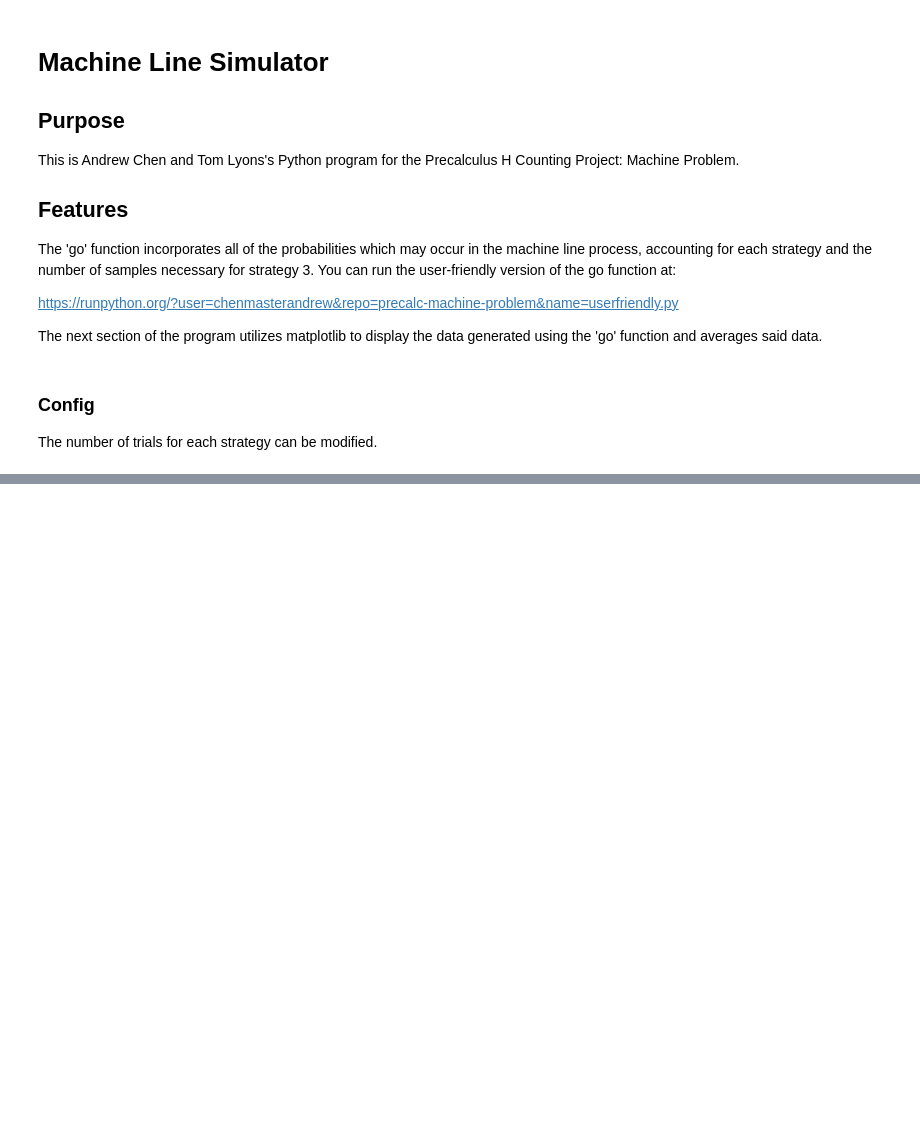
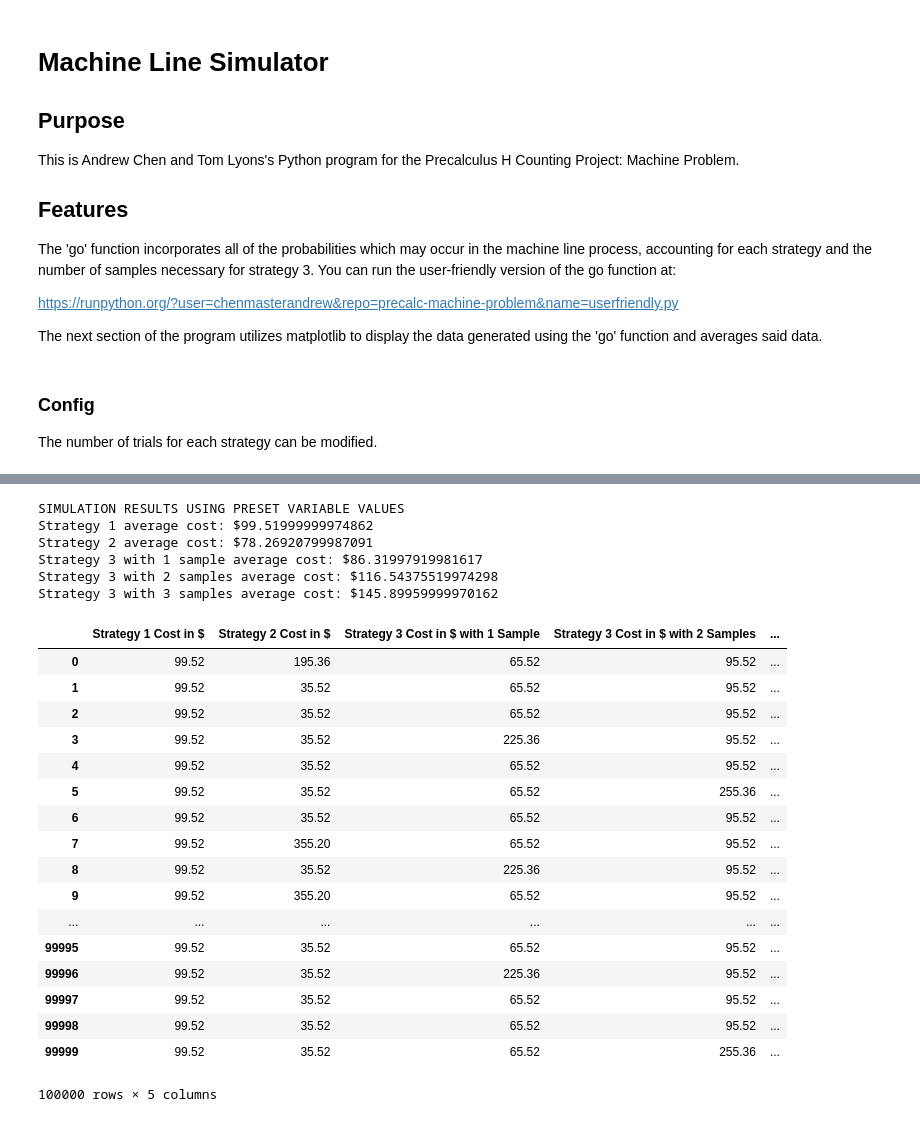
Before and after one commit to chenmasterandrew/precalc-machine-problem, a Jupyter notebook: countingproject.ipynb, the cells around one changed output, grey strips where cells are left out. Cells and saved outputs as stored; diff of their text form; code cells hidden in the pictures; blank space fills up the shorter version.

```diff
--- a/countingproject.ipynb
+++ b/countingproject.ipynb
@@ -67,24 +83,21 @@ def go(strategy, samples):
     badParts = n - goodParts
     cost += d * badParts
     return cost
-# %%
-strategy1s = []
-strategy2s = []
-strategy31s = []
-strategy32s = []
-strategy33s = []
-strategies = []
-for t in range(1, trials + 1):
-    trial1 = go(1, 100)
-    trial2 = go(2, 100)
-    trial31 = go(3, 1)
-    trial32 = go(3, 2)
-    trial33 = go(3, 3)
-    strategy1s.append(trial1)
-    strategy2s.append(trial2)
-    strategy31s.append(trial31)
-    strategy32s.append(trial32)
-    strategy33s.append(trial33)
-    strategies.append((trial1, trial2, trial31, trial32, trial33))
-strategiesdf = pd.DataFrame(strategies)
+# %%
+def choose():
+    n = int(input('What n value? (Int 299<n<1001)'))
+    assert (n in range(300, 1001)), '{0} is not (Int 299<n<1001)'.format(n)
+    d = int(input('What d value? (Int 2<d<10)'))
+    assert (d in range(3, 10)), '{0} is not (Int 2<d<10)'.format(d)
+    g = int(input('What g value? (Int 95<g<100)'))
+    assert (g in range(96, 100)), '{0} is not (Int 95<g<100)'.format(g)
+    k = int(input('What k value? (Int 87<k<93)'))
+    assert (k in range(88, 93)), '{0} is not (Int 87<k<93)'.format(k)
+    w = int(input('What w value? (Int 77<w<85)'))
+    assert (w in range(78, 85)), '{0} is not (Int 77<w<85)'.format(w)
+    m = int(input('What m value? (Int 49<m<101)'))
+    assert (m in range(50, 101)), '{0} is not (Int 49<m<101)'.format(m)
+    s = int(input('What n value? (Int 1<s<7)'))
+    assert (s in range(2, 7)), '{0} is not (Int 1<s<7)'.format(s)
+    return n, d, g, k, w, m, s
 # %%
@@ -121,0 +146,27 @@ Strategy 3 with 3 samples average cost: $197.73694790000155
+# %%
+display(1)
+# %% [output]
+SIMULATION RESULTS USING PRESET VARIABLE VALUES
+Strategy 1 average cost: $99.51999999974862
+Strategy 2 average cost: $78.26920799987091
+Strategy 3 with 1 sample average cost: $86.31997919981617
+Strategy 3 with 2 samples average cost: $116.54375519974298
+Strategy 3 with 3 samples average cost: $145.89959999970162
+|  | Strategy 1 Cost in $ | Strategy 2 Cost in $ | Strategy 3 Cost in $ with 1 Sample | Strategy 3 Cost in $ with 2 Samples | ... |
+| 0 | 99.52 | 195.36 | 65.52 | 95.52 | ... |
+| 1 | 99.52 | 35.52 | 65.52 | 95.52 | ... |
+| 2 | 99.52 | 35.52 | 65.52 | 95.52 | ... |
+| 3 | 99.52 | 35.52 | 225.36 | 95.52 | ... |
+| 4 | 99.52 | 35.52 | 65.52 | 95.52 | ... |
+| 5 | 99.52 | 35.52 | 65.52 | 255.36 | ... |
+| 6 | 99.52 | 35.52 | 65.52 | 95.52 | ... |
+| 7 | 99.52 | 355.20 | 65.52 | 95.52 | ... |
+| 8 | 99.52 | 35.52 | 225.36 | 95.52 | ... |
+| 9 | 99.52 | 355.20 | 65.52 | 95.52 | ... |
+| ... | ... | ... | ... | ... | ... |
+| 99995 | 99.52 | 35.52 | 65.52 | 95.52 | ... |
+| 99996 | 99.52 | 35.52 | 225.36 | 95.52 | ... |
+| 99997 | 99.52 | 35.52 | 65.52 | 95.52 | ... |
+| 99998 | 99.52 | 35.52 | 65.52 | 95.52 | ... |
+| 99999 | 99.52 | 35.52 | 65.52 | 255.36 | ... |
+100000 rows × 5 columns
```
Also changed, not shown: parts of 4 cells of this notebook, 1 other file.
